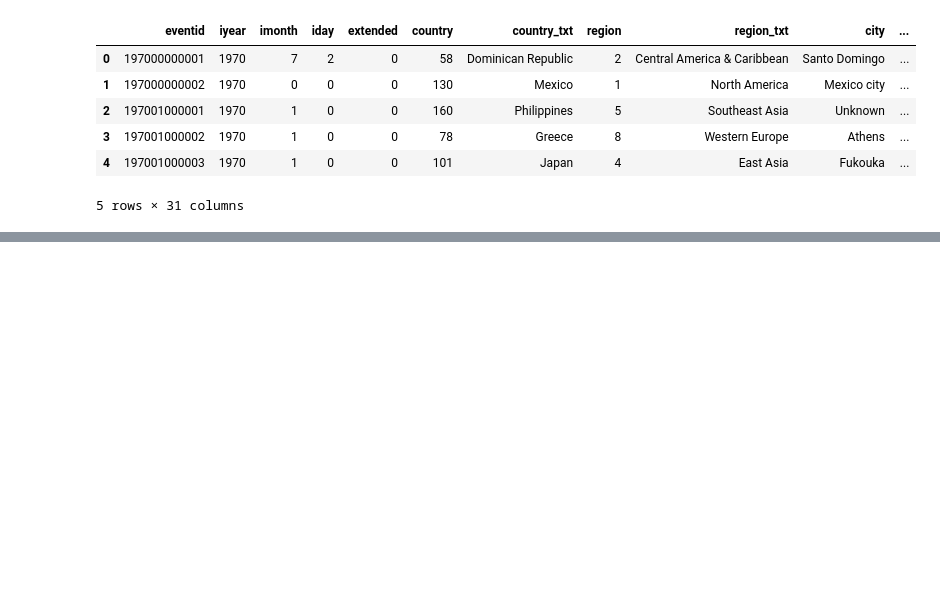
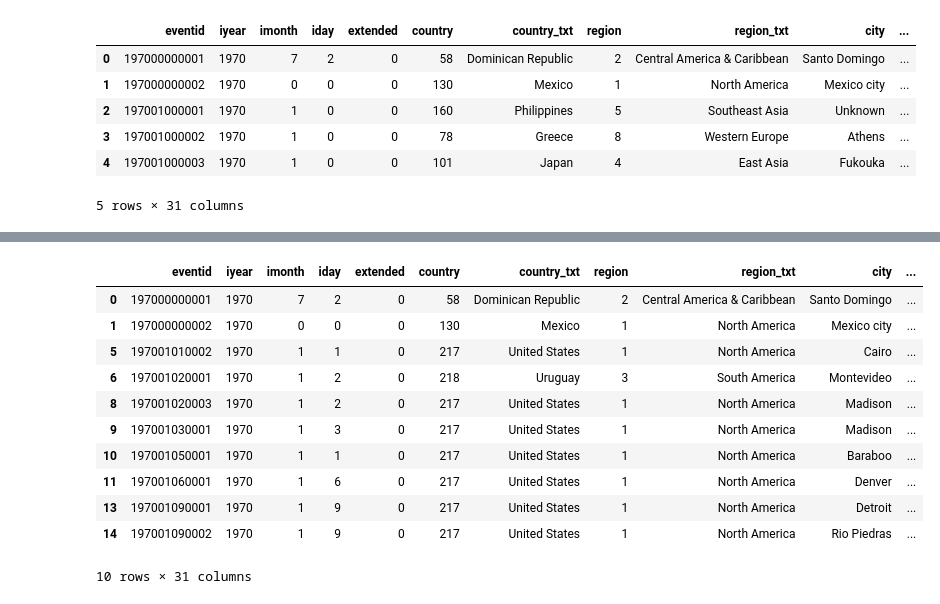
Before and after one commit to r0han99/terrorism-analysis, a Jupyter notebook: Analytics/Analytics.ipynb, the cells around one changed output, grey strips where cells are left out. Saved outputs shown, nothing was run; the diff lists cells and outputs as text; code cells hidden in the pictures; blank space fills up the shorter version.

```diff
--- a/Analytics/Analytics.ipynb
+++ b/Analytics/Analytics.ipynb
@@ -828,0 +827,3 @@ Name: motive, Length: 12579, dtype: int64
+# %%
+unknown = data[data['gname'] == 'Unknown']
+wunknown = data[data['gname'] != 'Unknown']
@@ -828,0 +846,15 @@ Name: motive, Length: 12579, dtype: int64
+# %%
+wunknown.head(10)
+# %% [output]
+|  | eventid | iyear | imonth | iday | extended | country | country_txt | region | region_txt | city | ... |
+| 0 | 197000000001 | 1970 | 7 | 2 | 0 | 58 | Dominican Republic | 2 | Central America & Caribbean | Santo Domingo | ... |
+| 1 | 197000000002 | 1970 | 0 | 0 | 0 | 130 | Mexico | 1 | North America | Mexico city | ... |
+| 5 | 197001010002 | 1970 | 1 | 1 | 0 | 217 | United States | 1 | North America | Cairo | ... |
+| 6 | 197001020001 | 1970 | 1 | 2 | 0 | 218 | Uruguay | 3 | South America | Montevideo | ... |
+| 8 | 197001020003 | 1970 | 1 | 2 | 0 | 217 | United States | 1 | North America | Madison | ... |
+| 9 | 197001030001 | 1970 | 1 | 3 | 0 | 217 | United States | 1 | North America | Madison | ... |
+| 10 | 197001050001 | 1970 | 1 | 1 | 0 | 217 | United States | 1 | North America | Baraboo | ... |
+| 11 | 197001060001 | 1970 | 1 | 6 | 0 | 217 | United States | 1 | North America | Denver | ... |
+| 13 | 197001090001 | 1970 | 1 | 9 | 0 | 217 | United States | 1 | North America | Detroit | ... |
+| 14 | 197001090002 | 1970 | 1 | 9 | 0 | 217 | United States | 1 | North America | Rio Piedras | ... |
+10 rows × 31 columns
```
Also changed, not shown: parts of 14 cells of this notebook, 1 other file.
